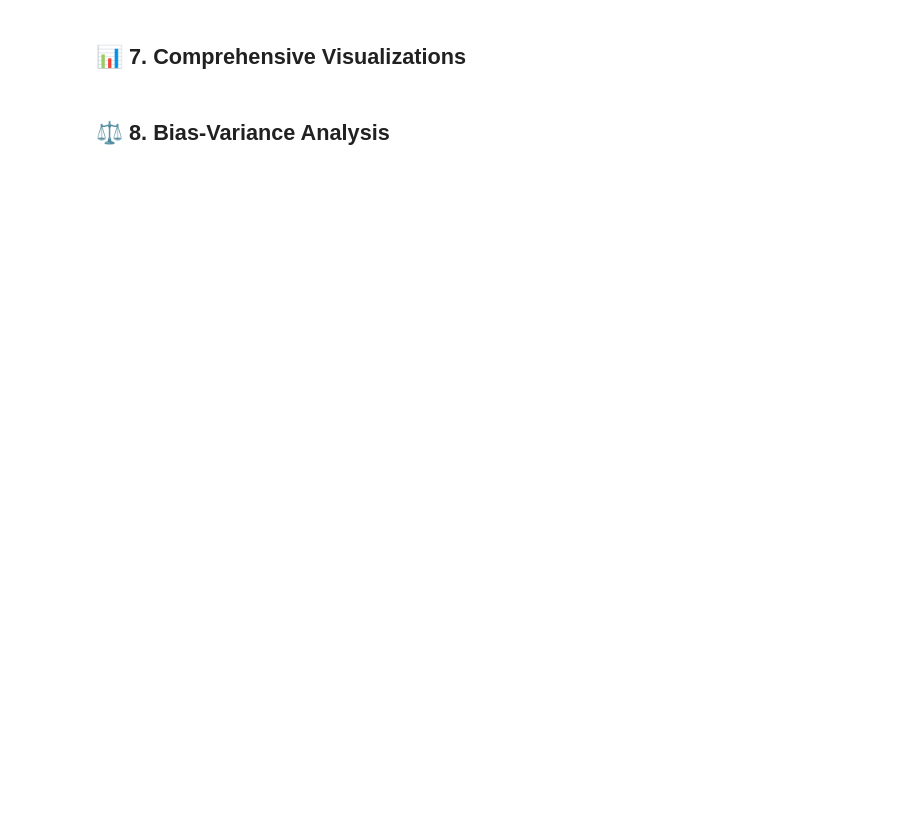
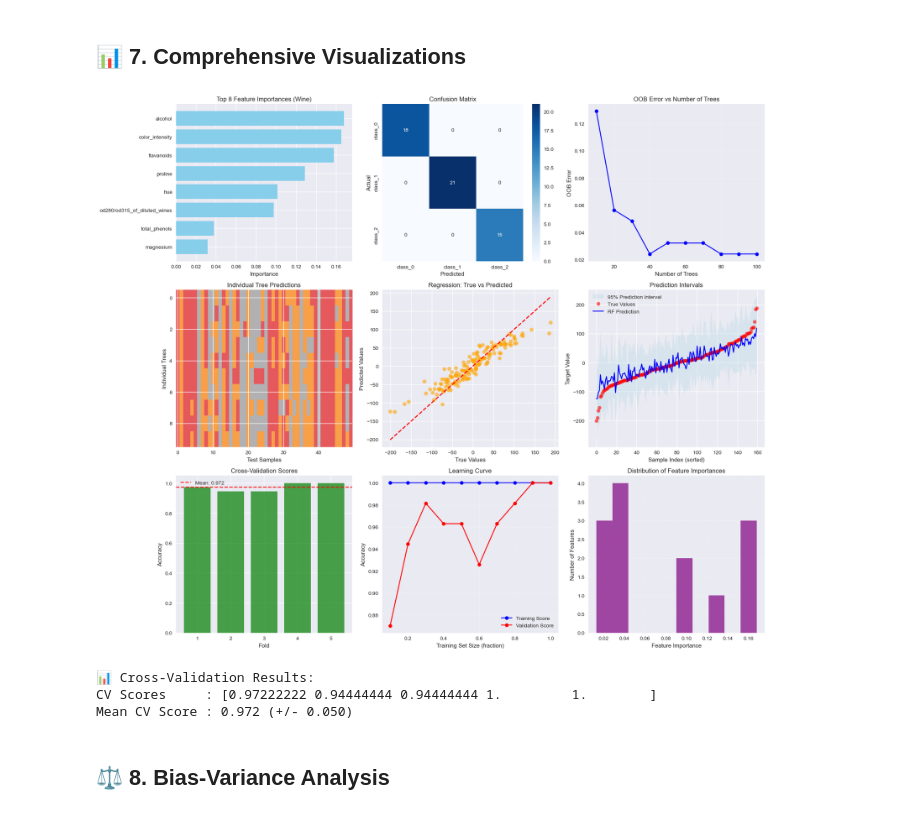
Before and after one commit to Abdelrhman941/4-ml-complete-guide, a Jupyter notebook: 02_Supervised_Learning/2-Tree-Based/02_Random_Forest/Random_Forest_Complete_Guide.ipynb, the cells around one changed output. Saved outputs shown, nothing was run; the diff lists cells and outputs as text; code cells hidden in the pictures; blank space fills up the shorter version.

```diff
--- a/02_Supervised_Learning/2-Tree-Based/02_Random_Forest/Random_Forest_Complete_Guide.ipynb
+++ b/02_Supervised_Learning/2-Tree-Based/02_Random_Forest/Random_Forest_Complete_Guide.ipynb
@@ -422,8 +463,7 @@ axes[0, 0].invert_yaxis()
 
 # 2. Confusion Matrix
 cm = confusion_matrix(y_test_wine, y_test_pred)
-sns.heatmap(cm, annot=True, fmt='d', cmap='Blues', ax=axes[0, 1],
-            xticklabels=wine.target_names, yticklabels=wine.target_names)
+sns.heatmap(cm, annot=True, fmt='d', cmap='Blues', ax=axes[0, 1],xticklabels=wine.target_names, yticklabels=wine.target_names)
 axes[0, 1].set_xlabel('Predicted')
 axes[0, 1].set_ylabel('Actual')
 axes[0, 1].set_title('Confusion Matrix')
@@ -461,8 +501,7 @@ axes[1, 0].set_title('Individual Tree Predictions')
 
 # 5. Regression: True vs Predicted
 axes[1, 1].scatter(y_test_reg, y_test_pred_reg, alpha=0.6, color='orange')
-axes[1, 1].plot([y_test_reg.min(), y_test_reg.max()],
-                [y_test_reg.min(), y_test_reg.max()], 'r--', lw=2)
+axes[1, 1].plot([y_test_reg.min(), y_test_reg.max()], [y_test_reg.min(), y_test_reg.max()], 'r--', lw=2)
 axes[1, 1].set_xlabel('True Values')
 axes[1, 1].set_ylabel('Predicted Values')
 axes[1, 1].set_title('Regression: True vs Predicted')
@@ -474,10 +513,7 @@ pred_std = np.std(tree_predictions, axis=0)
 
 # Sort by true values for better visualization
 sort_idx = np.argsort(y_test_reg)
-axes[1, 2].fill_between(range(len(y_test_reg)),
-                       (pred_mean - 2*pred_std)[sort_idx],
-                       (pred_mean + 2*pred_std)[sort_idx],
-                       alpha=0.3, color='lightblue', label='95% Prediction Interval')
+axes[1, 2].fill_between(range(len(y_test_reg)), (pred_mean - 2*pred_std)[sort_idx],(pred_mean + 2*pred_std)[sort_idx],alpha=0.3, color='lightblue', label='95% Prediction Interval')
 axes[1, 2].plot(y_test_reg[sort_idx], 'o', alpha=0.6, color='red', label='True Values')
 axes[1, 2].plot(pred_mean[sort_idx], '-', color='blue', label='RF Prediction')
 axes[1, 2].set_xlabel('Sample Index (sorted)')
@@ -488,8 +524,7 @@ axes[1, 2].legend()
 # 7. Cross-validation scores
 cv_scores = cross_val_score(rf_clf, X_wine, y_wine, cv=5, scoring='accuracy')
 axes[2, 0].bar(range(1, 6), cv_scores, color='green', alpha=0.7)
-axes[2, 0].axhline(cv_scores.mean(), color='red', linestyle='--',
-                  label=f'Mean: {cv_scores.mean():.3f}')
+axes[2, 0].axhline(cv_scores.mean(), color='red', linestyle='--', label=f'Mean: {cv_scores.mean():.3f}')
 axes[2, 0].set_xlabel('Fold')
 axes[2, 0].set_ylabel('Accuracy')
 axes[2, 0].set_title('Cross-Validation Scores')
@@ -498,40 +533,45 @@ axes[2, 0].legend()
 # 8. Learning Curve: Performance vs Training Set Size
 train_sizes = np.linspace(0.1, 1.0, 10)
 train_scores_mean = []
-test_scores_mean = []
+test_scores_mean  = []
 
 for train_size in train_sizes:
     n_samples = int(train_size * len(X_train_wine))
-    rf_temp = RandomForestClassifier(n_estimators=50, random_state=42)
+    rf_temp   = RandomForestClassifier(n_estimators=50, random_state=42)
     rf_temp.fit(X_train_wine[:n_samples], y_train_wine[:n_samples])
 
     train_score = rf_temp.score(X_train_wine[:n_samples], y_train_wine[:n_samples])
-    test_score = rf_temp.score(X_test_wine, y_test_wine)
+    test_score  = rf_temp.score(X_test_wine, y_test_wine)
 
     train_scores_mean.append(train_score)
     test_scores_mean.append(test_score)
 
 axes[2, 1].plot(train_sizes, train_scores_mean, 'o-', label='Training Score', color='blue')
 axes[2, 1].plot(train_sizes, test_scores_mean, 'o-', label='Validation Score', color='red')
 axes[2, 1].set_xlabel('Training Set Size (fraction)')
 axes[2, 1].set_ylabel('Accuracy')
 axes[2, 1].set_title('Learning Curve')
 axes[2, 1].legend()
 axes[2, 1].grid(True, alpha=0.3)
 
 # 9. Feature Importance Distribution
 axes[2, 2].hist(rf_clf.feature_importances_, bins=10, alpha=0.7, color='purple')
 axes[2, 2].set_xlabel('Feature Importance')
 axes[2, 2].set_ylabel('Number of Features')
 axes[2, 2].set_title('Distribution of Feature Importances')
 axes[2, 2].grid(True, alpha=0.3)
 
 plt.tight_layout()
 plt.show()
 
 print(f"📊 Cross-Validation Results:")
-print(f"CV Scores: {cv_scores}")
-print(f"Mean CV Score: {cv_scores.mean():.3f} (+/- {cv_scores.std() * 2:.3f})")
+print(f"CV Scores     : {cv_scores}")
+print(f"Mean CV Score : {cv_scores.mean():.3f} (+/- {cv_scores.std() * 2:.3f})")
+# %% [output]
+[figure, added]
+📊 Cross-Validation Results:
+CV Scores     : [0.97222222 0.94444444 0.94444444 1.         1.        ]
+Mean CV Score : 0.972 (+/- 0.050)
 # %% [markdown]
 ## **⚖️ 8. Bias-Variance Analysis**
 # %%
```
Also changed, not shown: parts of 11 cells of this notebook.
